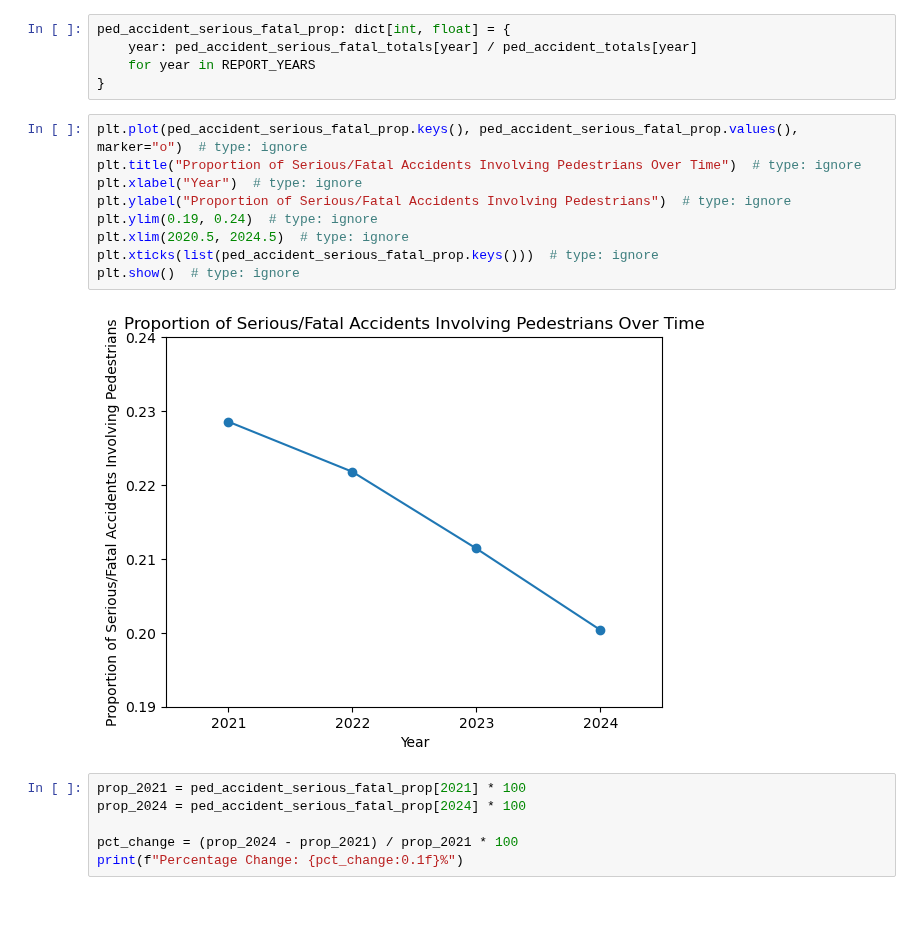
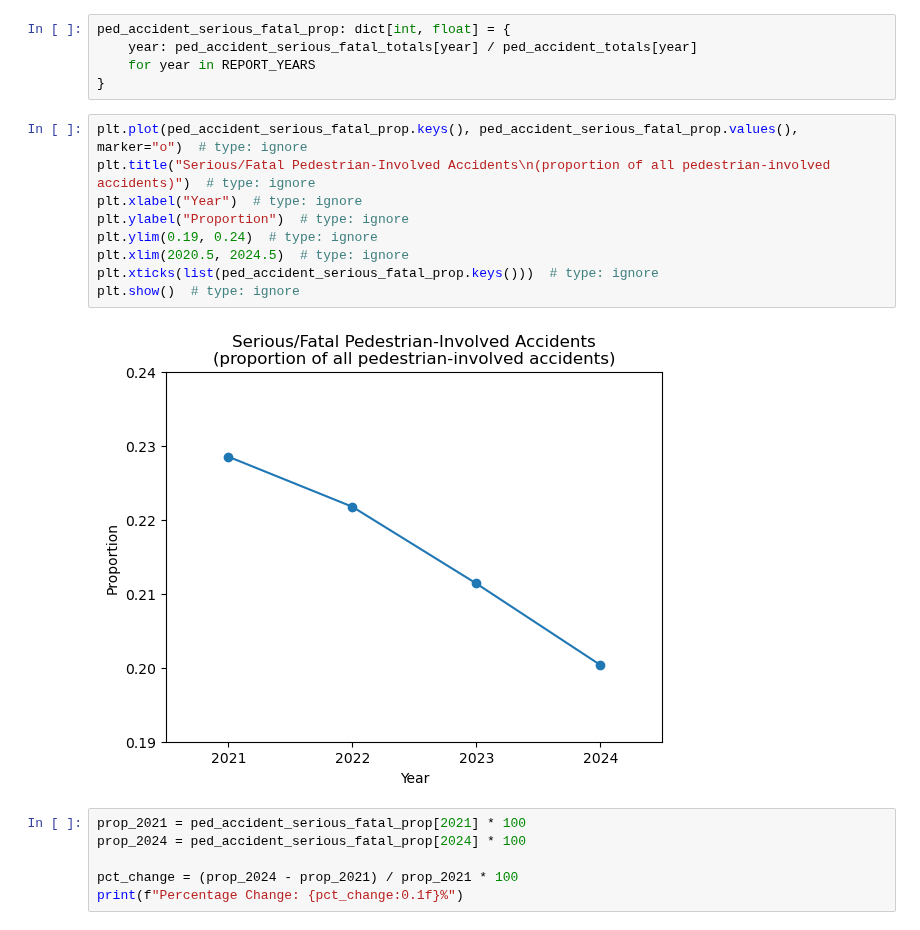
Before and after one commit to HumbleHominid/urban-mobility-risk-analysis, a Jupyter notebook: src/pedestrian_safety.ipynb, the cells around one changed output. Cells and saved outputs as stored; diff of their text form.

```diff
--- a/src/pedestrian_safety.ipynb
+++ b/src/pedestrian_safety.ipynb
@@ -97,15 +97,15 @@ ped_accident_serious_fatal_prop: dict[int, float] = {
 }
 # %%
 plt.plot(ped_accident_serious_fatal_prop.keys(), ped_accident_serious_fatal_prop.values(), marker="o")  # type: ignore
-plt.title("Proportion of Serious/Fatal Accidents Involving Pedestrians Over Time")  # type: ignore
+plt.title("Serious/Fatal Pedestrian-Involved Accidents\n(proportion of all pedestrian-involved accidents)")  # type: ignore
 plt.xlabel("Year")  # type: ignore
-plt.ylabel("Proportion of Serious/Fatal Accidents Involving Pedestrians")  # type: ignore
+plt.ylabel("Proportion")  # type: ignore
 plt.ylim(0.19, 0.24)  # type: ignore
 plt.xlim(2020.5, 2024.5)  # type: ignore
 plt.xticks(list(ped_accident_serious_fatal_prop.keys()))  # type: ignore
 plt.show()  # type: ignore
 # %% [output]
-[figure, old version]
+[figure, new version]
 # %%
 prop_2021 = ped_accident_serious_fatal_prop[2021] * 100
 prop_2024 = ped_accident_serious_fatal_prop[2024] * 100
```
Also changed, not shown: parts of 8 cells of this notebook.
